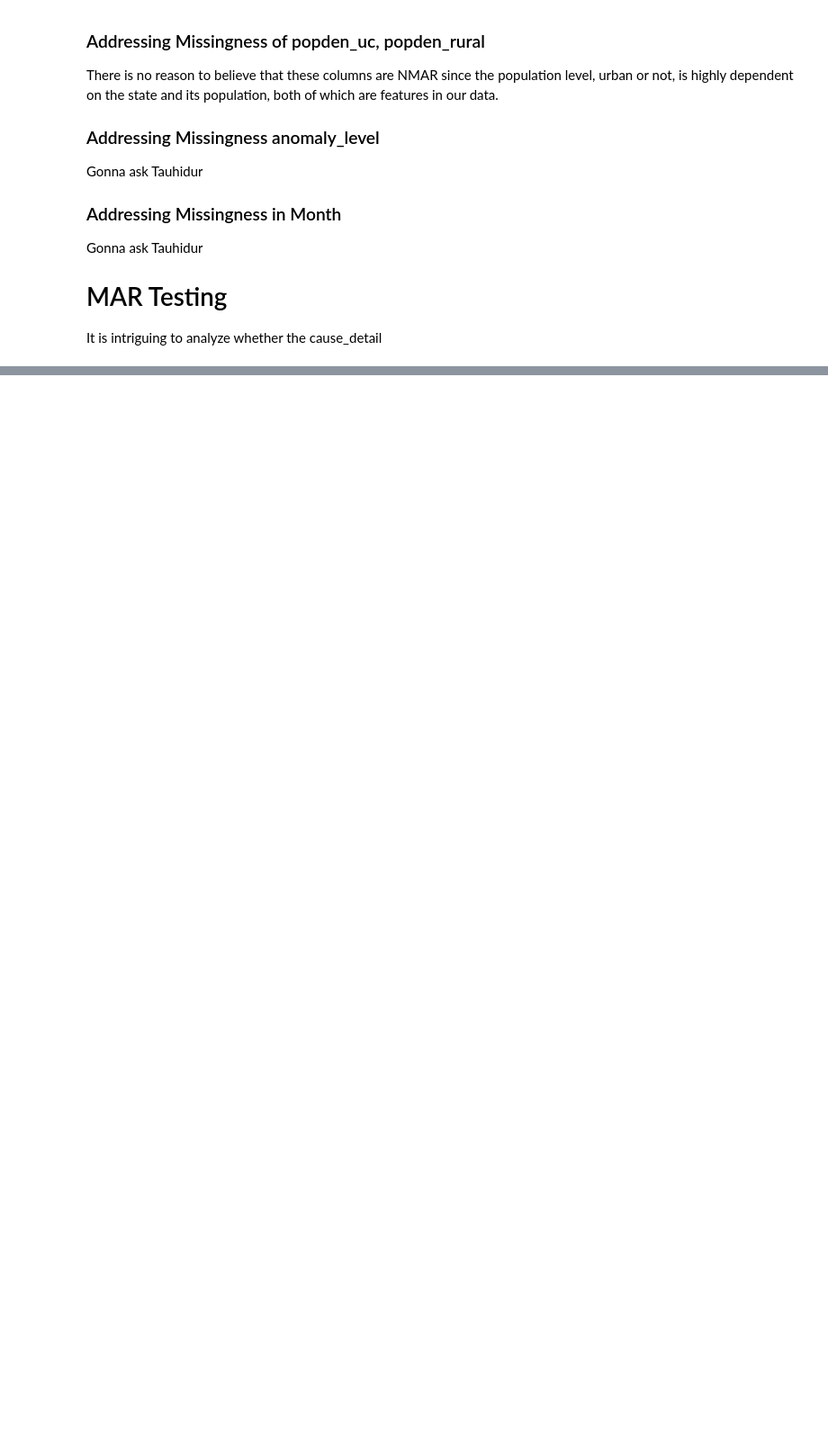
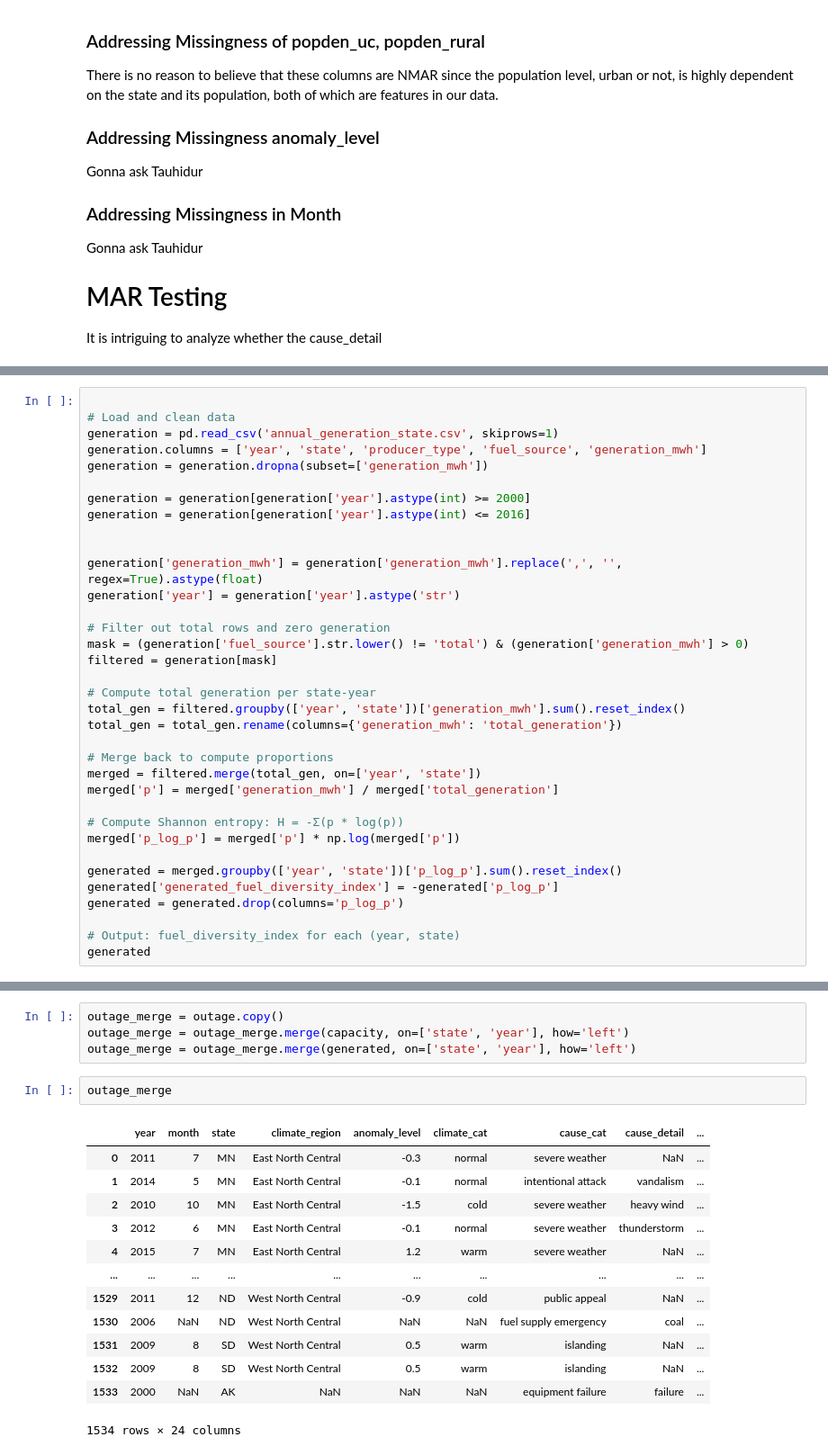
Before and after one commit to rcwoshimao/infrastructure-resilience-analysis, a Jupyter notebook: notebooks/step_1_to_4_cleaned.ipynb, the cells around one changed output, grey strips where cells are left out. Shown at 90% size. Saved outputs shown, nothing was run; the diff lists cells and outputs as text; blank space fills up the shorter version.

```diff
--- a/notebooks/step_1_to_4_cleaned.ipynb
+++ b/notebooks/step_1_to_4_cleaned.ipynb
@@ -662,0 +733,35 @@ It is intriguing to analyze whether the cause_detail
+# %%
+
+# Load and clean data
+generation = pd.read_csv('annual_generation_state.csv', skiprows=1)
+generation.columns = ['year', 'state', 'producer_type', 'fuel_source', 'generation_mwh']
+generation = generation.dropna(subset=['generation_mwh'])
+
+generation = generation[generation['year'].astype(int) >= 2000]
+generation = generation[generation['year'].astype(int) <= 2016]
+
+
+generation['generation_mwh'] = generation['generation_mwh'].replace(',', '', regex=True).astype(float)
+generation['year'] = generation['year'].astype('str')
+
+# Filter out total rows and zero generation
+mask = (generation['fuel_source'].str.lower() != 'total') & (generation['generation_mwh'] > 0)
+filtered = generation[mask]
+
+# Compute total generation per state-year
+total_gen = filtered.groupby(['year', 'state'])['generation_mwh'].sum().reset_index()
+total_gen = total_gen.rename(columns={'generation_mwh': 'total_generation'})
+
+# Merge back to compute proportions
+merged = filtered.merge(total_gen, on=['year', 'state'])
+merged['p'] = merged['generation_mwh'] / merged['total_generation']
+
+# Compute Shannon entropy: H = -Σ(p * log(p))
+merged['p_log_p'] = merged['p'] * np.log(merged['p'])
+
+generated = merged.groupby(['year', 'state'])['p_log_p'].sum().reset_index()
+generated['generated_fuel_diversity_index'] = -generated['p_log_p']
+generated = generated.drop(columns='p_log_p')
+
+# Output: fuel_diversity_index for each (year, state)
+generated
@@ -662,0 +804,20 @@ It is intriguing to analyze whether the cause_detail
+# %%
+outage_merge = outage.copy()
+outage_merge = outage_merge.merge(capacity, on=['state', 'year'], how='left')
+outage_merge = outage_merge.merge(generated, on=['state', 'year'], how='left')
+# %%
+outage_merge
+# %% [output]
+|  | year | month | state | climate_region | anomaly_level | climate_cat | cause_cat | cause_detail | ... |
+| 0 | 2011 | 7 | MN | East North Central | -0.3 | normal | severe weather | NaN | ... |
+| 1 | 2014 | 5 | MN | East North Central | -0.1 | normal | intentional attack | vandalism | ... |
+| 2 | 2010 | 10 | MN | East North Central | -1.5 | cold | severe weather | heavy wind | ... |
+| 3 | 2012 | 6 | MN | East North Central | -0.1 | normal | severe weather | thunderstorm | ... |
+| 4 | 2015 | 7 | MN | East North Central | 1.2 | warm | severe weather | NaN | ... |
+| ... | ... | ... | ... | ... | ... | ... | ... | ... | ... |
+| 1529 | 2011 | 12 | ND | West North Central | -0.9 | cold | public appeal | NaN | ... |
+| 1530 | 2006 | NaN | ND | West North Central | NaN | NaN | fuel supply emergency | coal | ... |
+| 1531 | 2009 | 8 | SD | West North Central | 0.5 | warm | islanding | NaN | ... |
+| 1532 | 2009 | 8 | SD | West North Central | 0.5 | warm | islanding | NaN | ... |
+| 1533 | 2000 | NaN | AK | NaN | NaN | NaN | equipment failure | failure | ... |
+1534 rows × 24 columns
```
Also changed, not shown: parts of 35 cells of this notebook, 9 other files.
